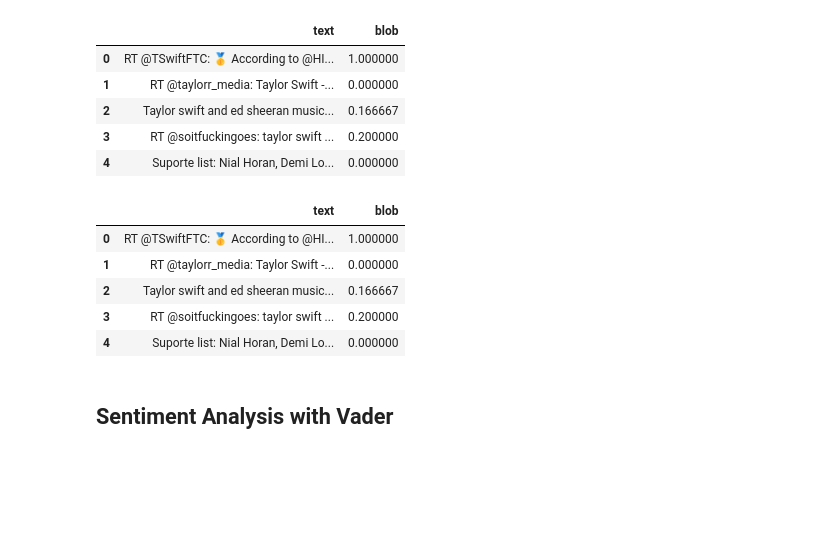
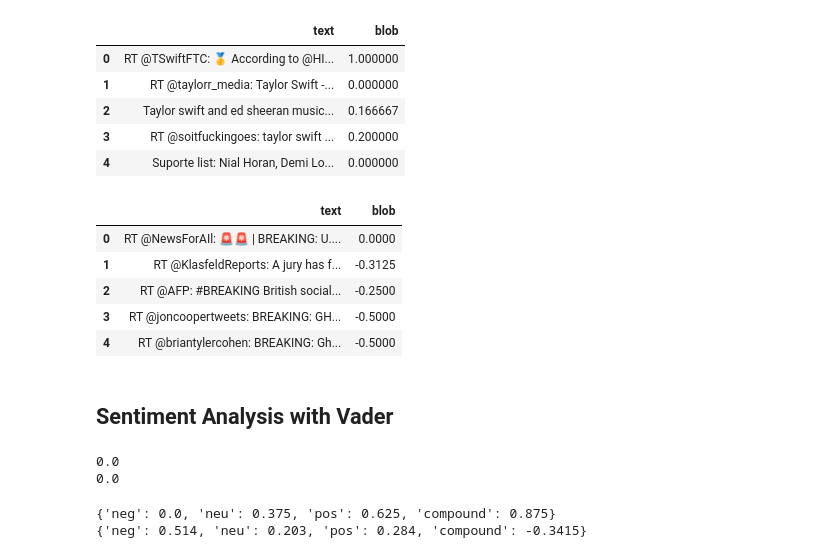
Before and after one commit to broepke/SentimentAnalysis, a Jupyter notebook: sentiment.ipynb, the cells around one changed output. Cells and saved outputs as stored; diff of their text form; code cells hidden in the pictures; blank space fills up the shorter version.

```diff
--- a/sentiment.ipynb
+++ b/sentiment.ipynb
@@ -32,15 +28,15 @@ swift.head()
 | 4 | Suporte list: Nial Horan, Demi Lo... | 0.000000 |
 # %%
 # Apply the Polarity Scoring from TextBlob
-maxwell['blob'] = maxwell['text'].apply(lambda x: get_sentiment(x))
-swift.head()
+maxwell['blob'] = maxwell['text'].apply(lambda x: TextBlob(x).sentiment.polarity)
+maxwell.head()
 # %% [output]
 |  | text | blob |
-| 0 | RT @TSwiftFTC: 🥇 According to @HI... | 1.000000 |
-| 1 | RT @taylorr_media: Taylor Swift -... | 0.000000 |
-| 2 | Taylor swift and ed sheeran music... | 0.166667 |
-| 3 | RT @soitfuckingoes: taylor swift ... | 0.200000 |
-| 4 | Suporte list: Nial Horan, Demi Lo... | 0.000000 |
+| 0 | RT @NewsForAIl: 🚨🚨 | BREAKING: U.... | 0.0000 |
+| 1 | RT @KlasfeldReports: A jury has f... | -0.3125 |
+| 2 | RT @AFP: #BREAKING British social... | -0.2500 |
+| 3 | RT @joncoopertweets: BREAKING: GH... | -0.5000 |
+| 4 | RT @briantylercohen: BREAKING: Gh... | -0.5000 |
 # %% [markdown]
 ## Sentiment Analysis with Vader
 # %%
@@ -48,2 +47,14 @@ sid = SentimentIntensityAnalyzer()
+# %%
+print(TextBlob(positive).sentiment.polarity)
+print(TextBlob(negative).sentiment.polarity)
+# %% [output]
+0.0
+0.0
+# %%
+print(sid.polarity_scores(positive))
+print(sid.polarity_scores(negative))
+# %% [output]
+{'neg': 0.0, 'neu': 0.375, 'pos': 0.625, 'compound': 0.875}
+{'neg': 0.514, 'neu': 0.203, 'pos': 0.284, 'compound': -0.3415}
 # %%
 swift['vader'] = swift['text'].apply(lambda x: sid.polarity_scores(x))
```
Also changed, not shown: parts of 14 cells of this notebook, 5 other files.
